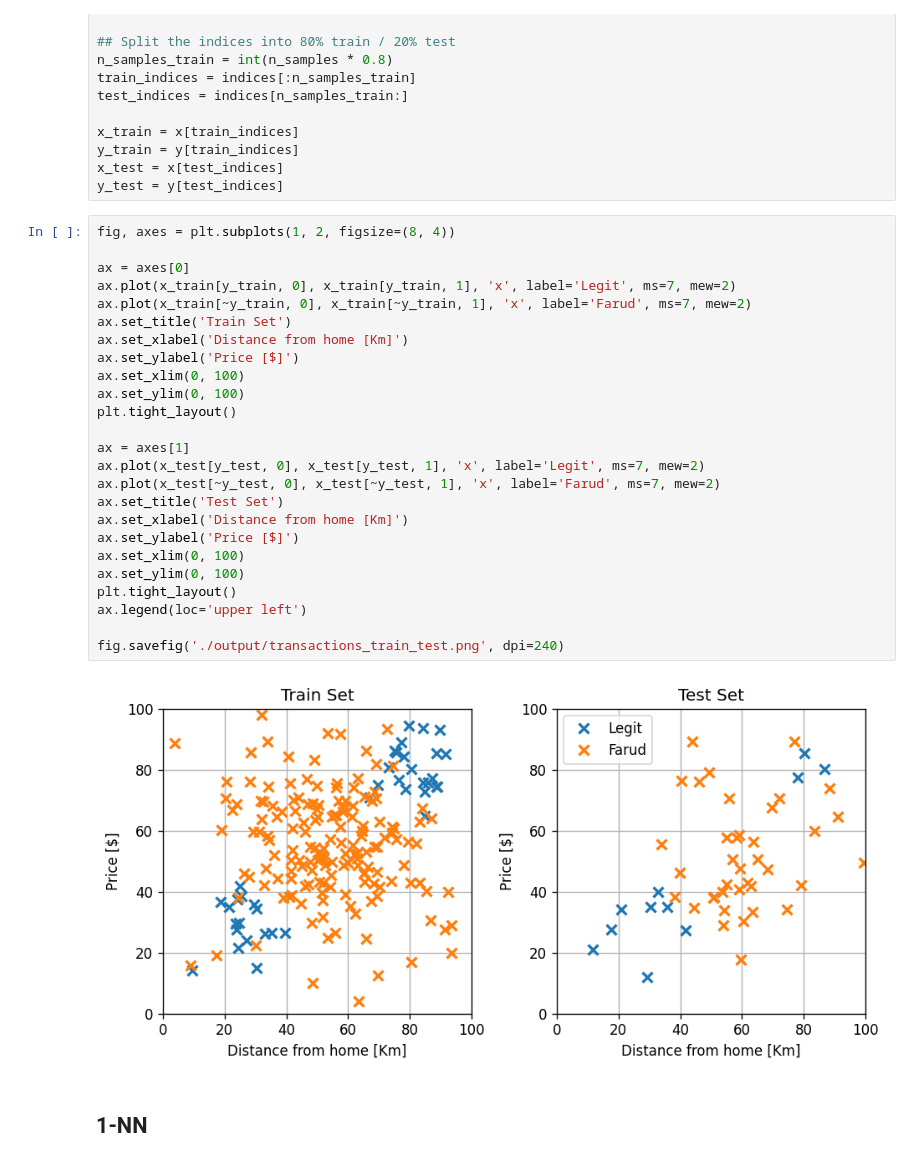
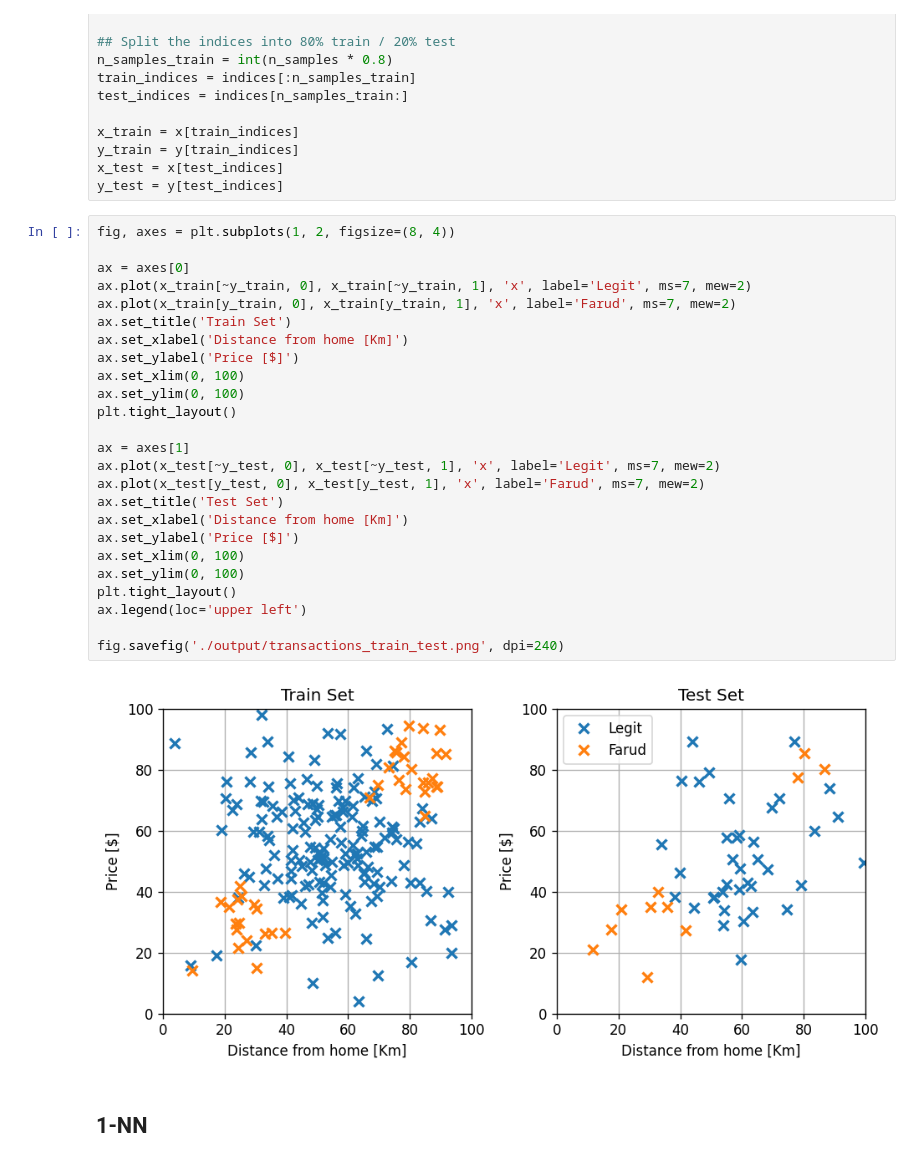
Before and after one commit to technion046195/technion046195, a Jupyter notebook: content/lecture04/code.ipynb, the cells around one changed output. Drawn from its saved outputs; the diff is of its cells as text.

```diff
--- a/content/lecture04/code.ipynb
+++ b/content/lecture04/code.ipynb
@@ -115,30 +115,30 @@ y_test = y[test_indices]
 # %%
 fig, axes = plt.subplots(1, 2, figsize=(8, 4))
 
 ax = axes[0]
-ax.plot(x_train[y_train, 0], x_train[y_train, 1], 'x', label='Legit', ms=7, mew=2)
-ax.plot(x_train[~y_train, 0], x_train[~y_train, 1], 'x', label='Farud', ms=7, mew=2)
+ax.plot(x_train[~y_train, 0], x_train[~y_train, 1], 'x', label='Legit', ms=7, mew=2)
+ax.plot(x_train[y_train, 0], x_train[y_train, 1], 'x', label='Farud', ms=7, mew=2)
 ax.set_title('Train Set')
 ax.set_xlabel('Distance from home [Km]')
 ax.set_ylabel('Price [$]')
 ax.set_xlim(0, 100)
 ax.set_ylim(0, 100)
 plt.tight_layout()
 
 ax = axes[1]
-ax.plot(x_test[y_test, 0], x_test[y_test, 1], 'x', label='Legit', ms=7, mew=2)
-ax.plot(x_test[~y_test, 0], x_test[~y_test, 1], 'x', label='Farud', ms=7, mew=2)
+ax.plot(x_test[~y_test, 0], x_test[~y_test, 1], 'x', label='Legit', ms=7, mew=2)
+ax.plot(x_test[y_test, 0], x_test[y_test, 1], 'x', label='Farud', ms=7, mew=2)
 ax.set_title('Test Set')
 ax.set_xlabel('Distance from home [Km]')
 ax.set_ylabel('Price [$]')
 ax.set_xlim(0, 100)
 ax.set_ylim(0, 100)
 plt.tight_layout()
 ax.legend(loc='upper left')
 
 fig.savefig('./output/transactions_train_test.png', dpi=240)
 # %% [output]
-[figure, old version]
+[figure, new version]
 # %% [markdown]
 ## 1-NN
 # %%
```
Also changed, not shown: 16 other files.
